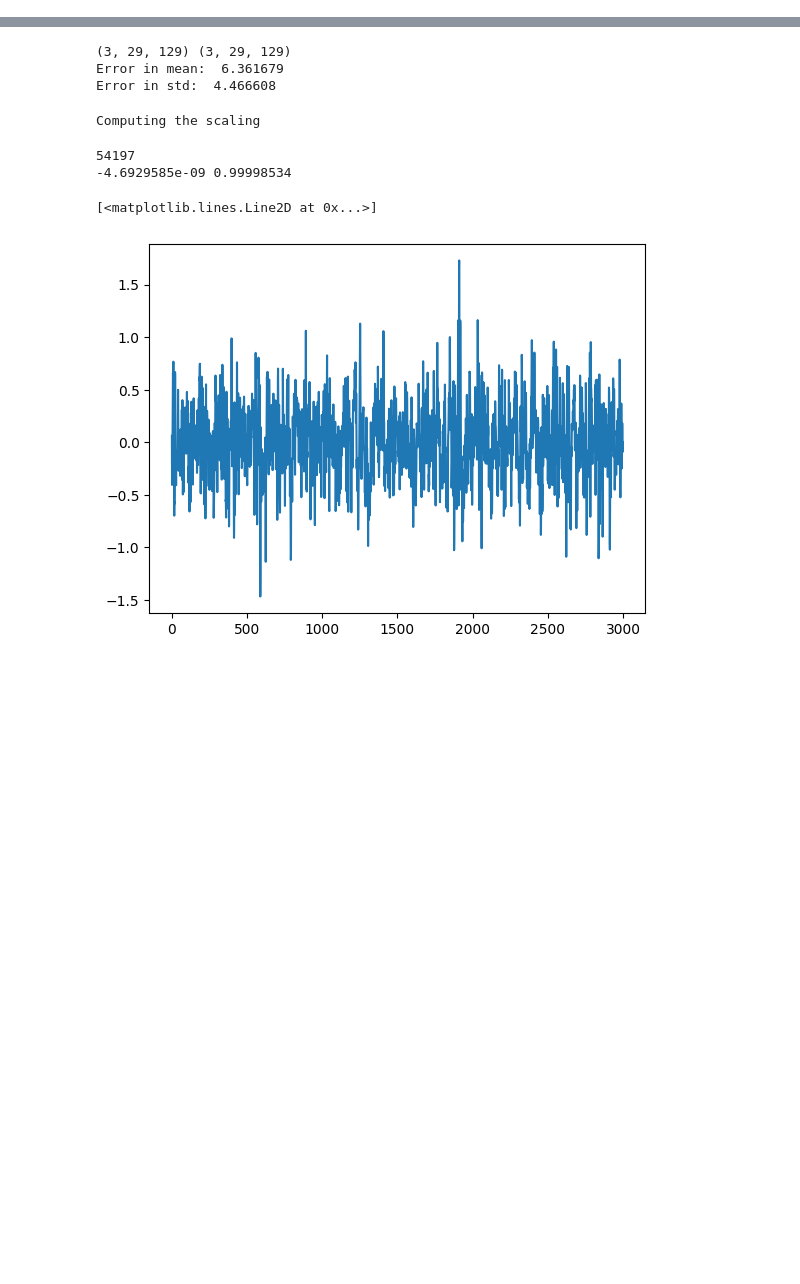
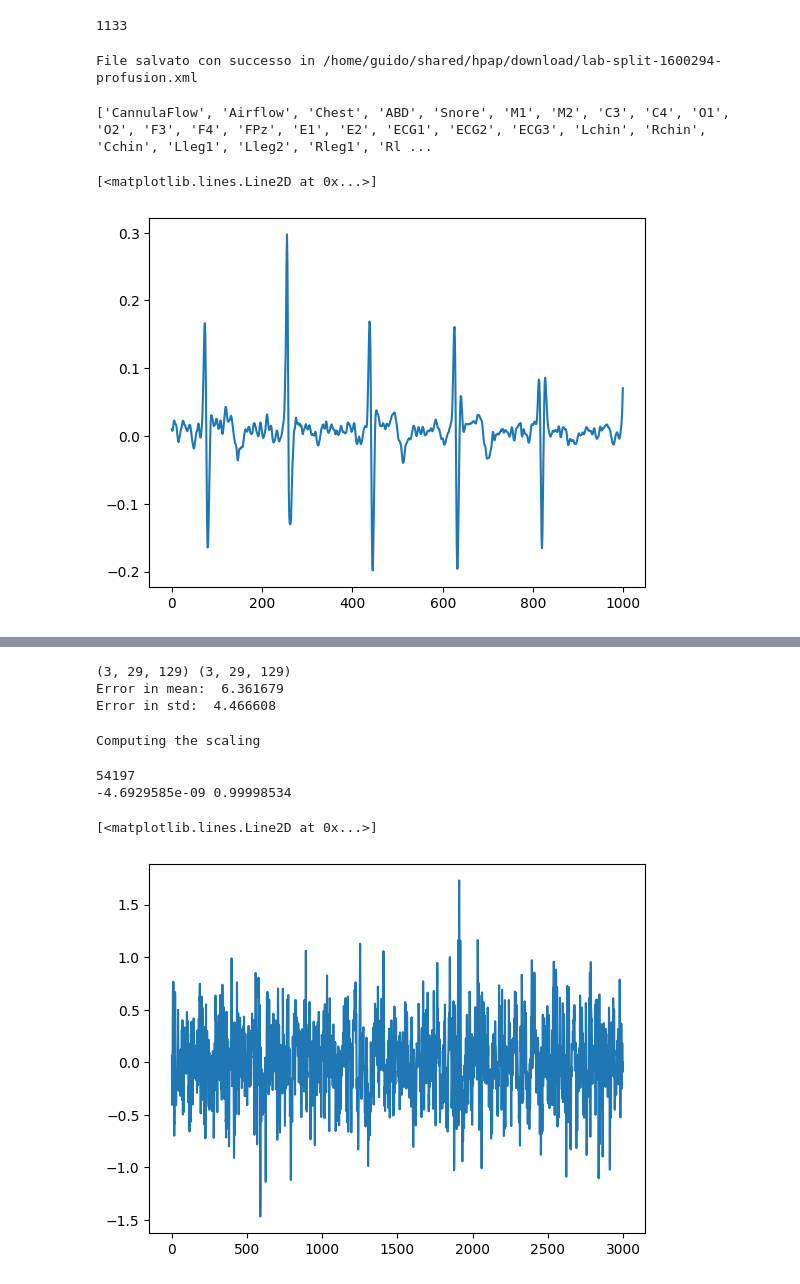
Before and after one commit to guidogagl/physioex, a Jupyter notebook: examples/scaling.ipynb, the cells around one changed output, grey strips where cells are left out. Cells and saved outputs as stored; diff of their text form; code cells hidden in the pictures; blank space fills up the shorter version.

```diff
--- a/examples/scaling.ipynb
+++ b/examples/scaling.ipynb
@@ -0,0 +80,61 @@
+# %%
+import requests
+import xml.etree.ElementTree as ET
+import numpy as np
+
+# URL del file XML
+url = "https://anon.erda.au.dk/share_redirect/DCuFnOpr1n/polysomnography/annotations-events-profusion/lab/full/homepap-lab-full-1600201-profusion.xml"
+
+# Usa requests per ottenere il contenuto dall'URL
+response = requests.get(url)
+if response.status_code == 200:
+    # Analizza il contenuto XML
+    root = ET.fromstring(response.content)
+    nsrr = root.findall("SleepStages")[0]
+    print(len(nsrr))
+else:
+    print("Errore nel download del file:", response.status_code)
+# %% [output]
+1133
+# %%
+import requests
+
+# URL del file XML
+url = "https://anon.erda.au.dk/share_redirect/DCuFnOpr1n/polysomnography/annotations-events-profusion/lab/split/homepap-lab-split-1600294-profusion.xml"
+
+# Percorso dove salvare il file XML
+file_path = "/home/guido/shared/hpap/download/lab-split-1600294-profusion.xml"
+
+# Usa requests per ottenere il contenuto dall'URL
+response = requests.get(url)
+if response.status_code == 200:
+    # Salva il contenuto in un file locale
+    with open(file_path, "wb") as file:
+        file.write(response.content)
+    print(f"File salvato con successo in {file_path}")
+else:
+    print("Errore nel download del file:", response.status_code)
+# %% [output]
+File salvato con successo in /home/guido/shared/hpap/download/lab-split-1600294-profusion.xml
+# %%
+import pyedflib
+
+f = pyedflib.EdfReader("/home/guido/shared/hpap/download/lab-full-1600001.edf")
+print(f.getSignalLabels())
+
+ECG1 = f.readSignal(f.getSignalLabels().index("ECG1"))
+ECG2 = f.readSignal(f.getSignalLabels().index("ECG2"))
+ECG3 = f.readSignal(f.getSignalLabels().index("ECG3"))
+
+f.close()
+# %% [output]
+['CannulaFlow', 'Airflow', 'Chest', 'ABD', 'Snore', 'M1', 'M2', 'C3', 'C4', 'O1', 'O2', 'F3', 'F4', 'FPz', 'E1', 'E2', 'ECG1', 'ECG2', 'ECG3', 'Lchin', 'Rchin', 'Cchin', 'Lleg1', 'Lleg2', 'Rleg1', 'Rl ...
+# %%
+from matplotlib import pyplot as plt
+
+meanECG = np.mean([ECG1, ECG2, ECG3], axis=0)
+
+plt.plot((ECG2 - ECG1)[2000:3000])
+# %% [output]
+[<matplotlib.lines.Line2D at 0x...>]
+[figure, added]
```
Also changed, not shown: parts of 16 cells of this notebook, 35 other files.
